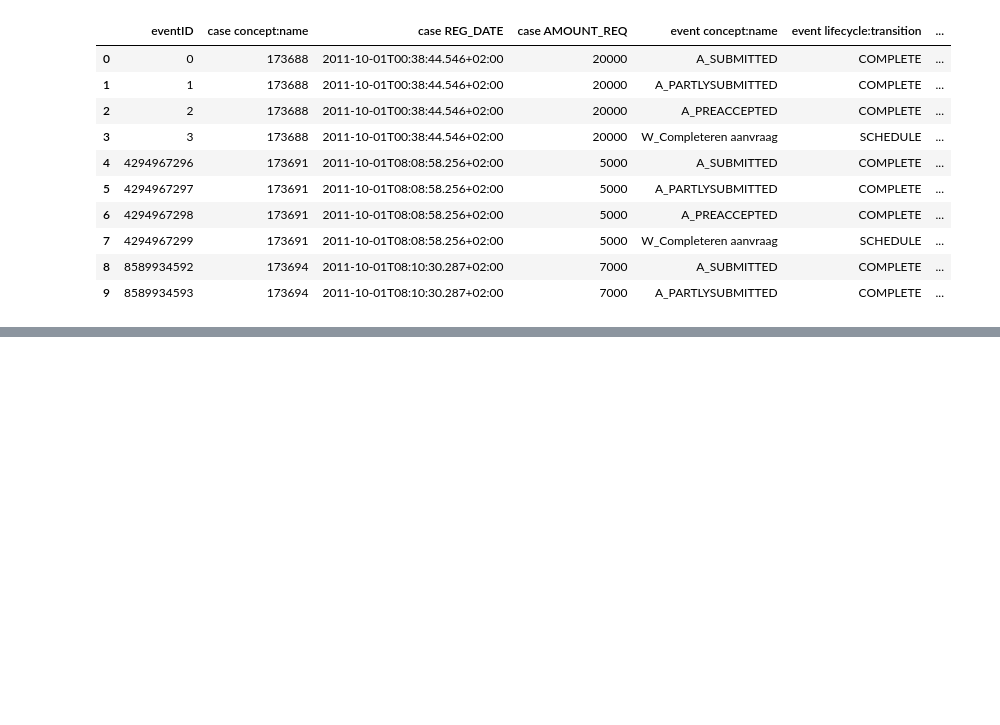
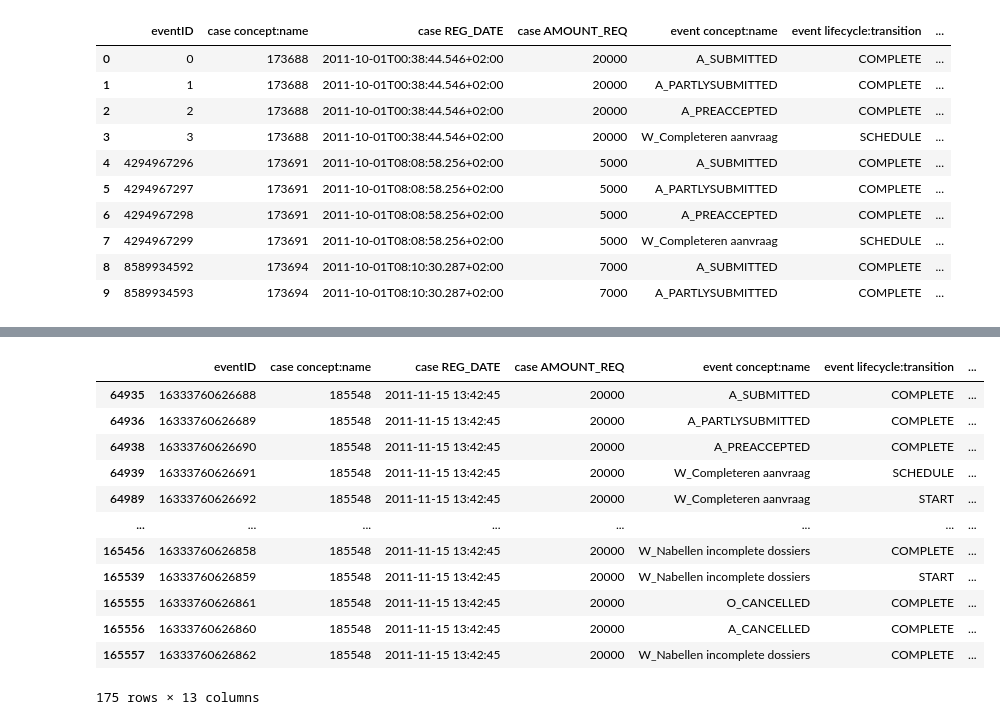
Before and after one commit to Elite-NL/Process_Mining, a Jupyter notebook: Baseline Predict Next Step.ipynb, the cells around one changed output, grey strips where cells are left out. Saved outputs shown, nothing was run; the diff lists cells and outputs as text; code cells hidden in the pictures; blank space fills up the shorter version.

```diff
--- a/Baseline Predict Next Step.ipynb
+++ b/Baseline Predict Next Step.ipynb
@@ -146,14 +162,0 @@ df[timestamp_column][0]
-# %%
-average_time_per_pos = {}
-number_of_adds = {}
-for i in range(1, max(lenght_process.values()) + 1):
-    average_time_per_pos[i] = pd.Timedelta(0)
-    number_of_adds[i] = 0
-
-for row in df.index:
-    if ((row+1) < len(df) and df[case_column][row] == df[case_column][row+1]):
-        average_time_per_pos[df[position_column][row]] += (df[timestamp_column][row+1] - df[timestamp_column][row])
-        number_of_adds[df[position_column][row]] += 1
-
-average_time_per_pos = {x: (average_time_per_pos[x] / number_of_adds[x] if number_of_adds[x]!=0 else pd.Timedelta(0)) for x in average_time_per_pos.keys() & number_of_adds}
-#average_time_per_pos
@@ -178,7 +162,0 @@ average_time_per_pos = {x: (average_time_per_pos[x] / number_of_adds[x] if numbe
-# %%
-# We add the predicted time duration until next event to the dataframe
-
-def next_timestamp(x):
-    return (x[timestamp_column] + average_time_per_pos[x[position_column]]) if (average_time_per_pos[x[position_column]] != pd.Timedelta(0)) else "-"
-df[predicted_next_timestamp_column] = df.apply(next_timestamp, axis=1)
-df[df[case_column] == 173688]
@@ -186,0 +163,37 @@ df[df[predicted_next_timestamp_column] == "-"]
+# %%
+# We create a dictionary to store the average time duration until the next event
+# For example the average time duration between position n and n+1 is average_time_per_pos[n]
+# The dataframe must be sorted on case-number and timestamp for this calculation to work!
+# if there exists no event in the dataset of n+1 then average_time_per_pos[n] == pd.Timedelta(0)
+
+
+# Code Explanation: We shift every row up before subtracting the timestamps
+# then we select only the rows of a certain position i
+# then we select only the rows that have another event that comes after itself (must be in the same case of course)
+# and finally store the sum of all those timedeltas for every position i in the dict
+sum_of_timedeltas = {i: (df[timestamp_column].shift(periods=-1) - df[timestamp_column])[df[position_column] == i][df[position_column]+1 == df[position_column].shift(periods=-1)].sum() for i in range(1, max(length_process.values()) + 1)}
+
+number_of_adds = {i: len(df[df[position_column] == i][df[position_column]+1 == df[position_column].shift(periods=-1)]) for i in range(1, max(length_process.values()) + 1)}
+
+average_time_per_pos = {i: (sum_of_timedeltas[i] / number_of_adds[i] if number_of_adds[i]!=0 else pd.Timedelta(0)) for i in range(1, max(length_process.values()) + 1)}
+
+#average_time_per_pos
+# %%
+# We add the predicted time duration until next event to the dataframe
+df[predicted_next_timestamp_column] = [x + average_time_per_pos[y] for x,y in zip(df[timestamp_column], df[position_column])]
+
+df[df[case_column] == 185548] # Note that the events of pos 173 and 174 happen at the exact same timestamp!
+# %% [output]
+|  | eventID | case concept:name | case REG_DATE | case AMOUNT_REQ | event concept:name | event lifecycle:transition | ... |
+| 64935 | 16333760626688 | 185548 | 2011-11-15 13:42:45 | 20000 | A_SUBMITTED | COMPLETE | ... |
+| 64936 | 16333760626689 | 185548 | 2011-11-15 13:42:45 | 20000 | A_PARTLYSUBMITTED | COMPLETE | ... |
+| 64938 | 16333760626690 | 185548 | 2011-11-15 13:42:45 | 20000 | A_PREACCEPTED | COMPLETE | ... |
+| 64939 | 16333760626691 | 185548 | 2011-11-15 13:42:45 | 20000 | W_Completeren aanvraag | SCHEDULE | ... |
+| 64989 | 16333760626692 | 185548 | 2011-11-15 13:42:45 | 20000 | W_Completeren aanvraag | START | ... |
+| ... | ... | ... | ... | ... | ... | ... | ... |
+| 165456 | 16333760626858 | 185548 | 2011-11-15 13:42:45 | 20000 | W_Nabellen incomplete dossiers | COMPLETE | ... |
+| 165539 | 16333760626859 | 185548 | 2011-11-15 13:42:45 | 20000 | W_Nabellen incomplete dossiers | START | ... |
+| 165555 | 16333760626861 | 185548 | 2011-11-15 13:42:45 | 20000 | O_CANCELLED | COMPLETE | ... |
+| 165556 | 16333760626860 | 185548 | 2011-11-15 13:42:45 | 20000 | A_CANCELLED | COMPLETE | ... |
+| 165557 | 16333760626862 | 185548 | 2011-11-15 13:42:45 | 20000 | W_Nabellen incomplete dossiers | COMPLETE | ... |
+175 rows × 13 columns
```
Also changed, not shown: parts of 12 cells of this notebook.
